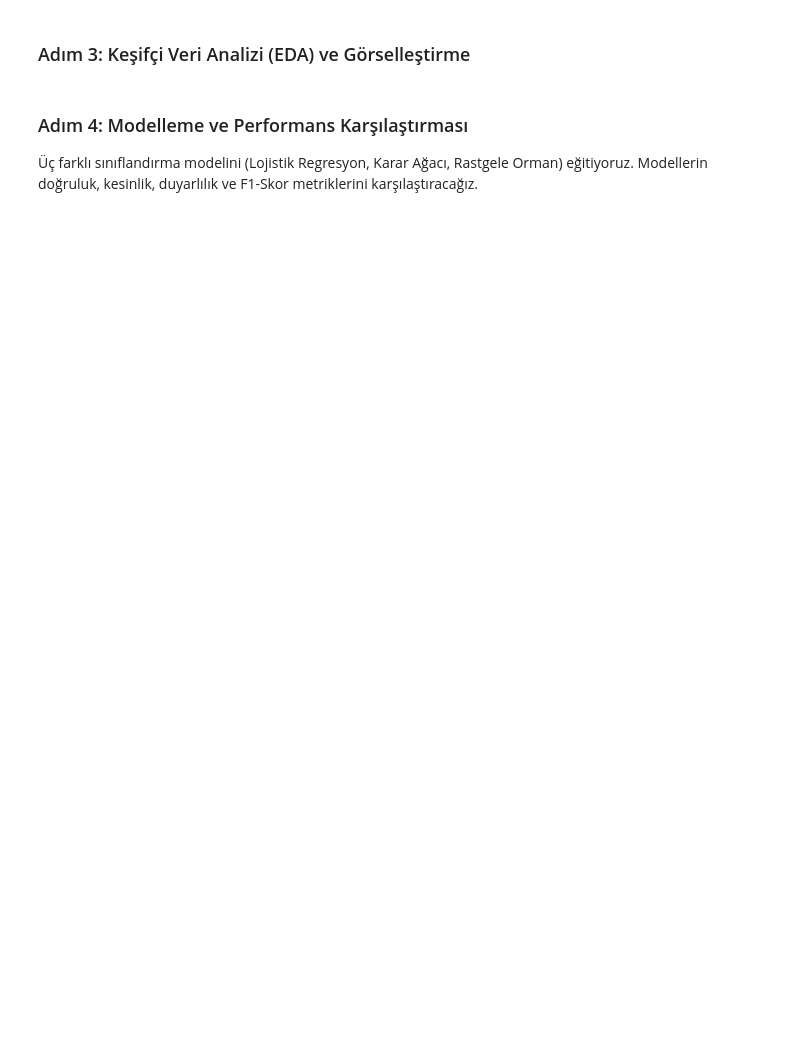
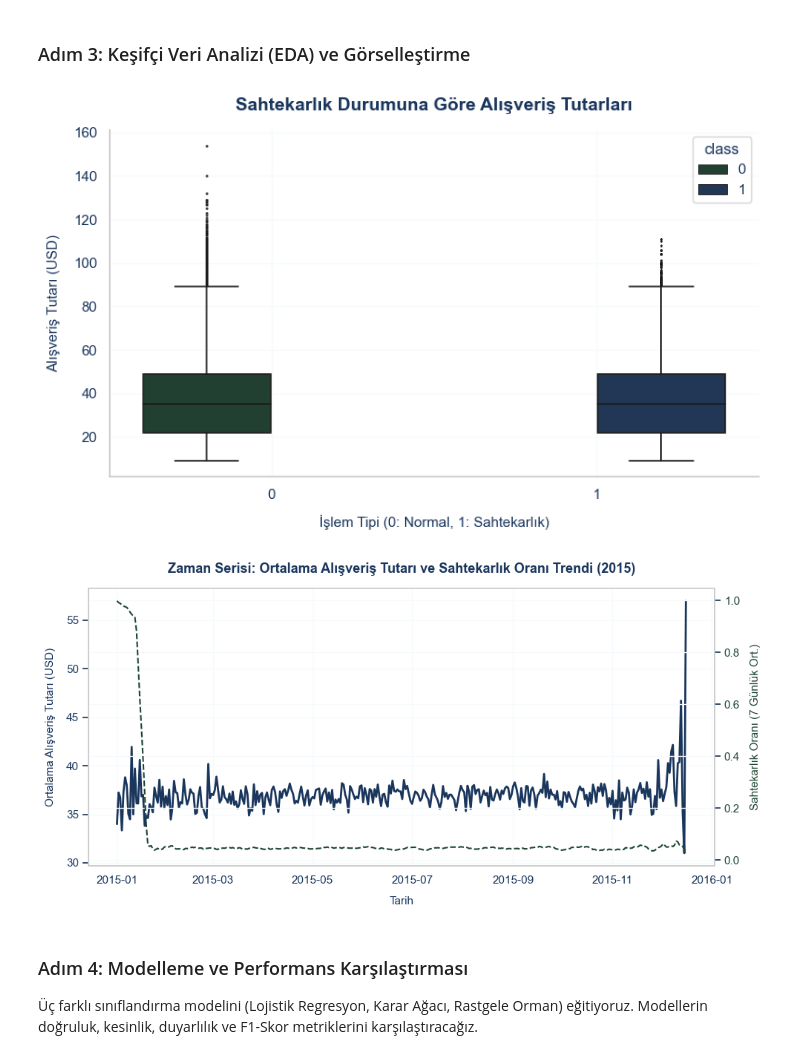
Before and after one commit to selimgk/pyhton-final-devi, a Jupyter notebook: ybs_proje_analizi.ipynb, the cells around one changed output. Saved outputs shown, nothing was run; the diff lists cells and outputs as text; code cells hidden in the pictures; blank space fills up the shorter version.

```diff
--- a/ybs_proje_analizi.ipynb
+++ b/ybs_proje_analizi.ipynb
@@ -139,8 +166,7 @@ sns.boxplot(
     palette={0: '#1C4532', 1: '#1A365D'},
     ax=ax,
     fliersize=1,
-    linewidth=1.2,
-    legend=False
+    linewidth=1.2
 )
 ax.set_title("Sahtekarlık Durumuna Göre Alışveriş Tutarları", fontsize=14, pad=15, fontweight='bold', color='#1A365D')
 ax.set_xlabel("İşlem Tipi (0: Normal, 1: Sahtekarlık)", fontsize=11, labelpad=10, color='#1A365D')
@@ -149,33 +175,36 @@ ax.grid(True, color="#F7FAFC", linestyle="-", linewidth=1.0)
 sns.despine(ax=ax, top=True, right=True)
 plt.tight_layout()
 plt.savefig("eda_fraud_distribution.png", dpi=300)
 plt.show()
 
 # Grafik 2: Günlük Alışveriş Tutarı ve Sahtekarlık Oranı Trendi
 df_fraud['date'] = df_fraud['purchase_time'].dt.normalize()
 df_daily = df_fraud.groupby('date').agg({
     'class': 'mean',
     'purchase_value': 'mean'
 }).reset_index()
 
 fig, ax1 = plt.subplots(figsize=(10, 5))
 ax1.plot(df_daily['date'], df_daily['purchase_value'], color='#1A365D', linewidth=2.0, label='Ort. Alışveriş Tutarı')
 ax1.set_xlabel('Tarih', fontsize=11, labelpad=10, color='#1A365D')
 ax1.set_ylabel('Ortalama Alışveriş Tutarı (USD)', fontsize=11, labelpad=10, color='#1A365D')
 ax1.tick_params(axis='y', labelcolor='#1A365D')
 ax1.grid(True, color="#F7FAFC", linestyle="-", linewidth=1.0)
 
 ax2 = ax1.twinx()
 smooth_fraud = df_daily['class'].rolling(7, min_periods=1).mean()
 ax2.plot(df_daily['date'], smooth_fraud, color='#1C4532', linewidth=1.5, linestyle='--', label='Sahtekarlık Oranı (7G Ort)')
 ax2.set_ylabel('Sahtekarlık Oranı (7 Günlük Ort.)', fontsize=11, labelpad=10, color='#1C4532')
 ax2.tick_params(axis='y', labelcolor='#1C4532')
 
 plt.title("Zaman Serisi: Ortalama Alışveriş Tutarı ve Sahtekarlık Oranı Trendi (2015)", fontsize=13, pad=15, fontweight='bold', color='#1A365D')
 sns.despine(ax=ax1, top=True, right=False)
 plt.tight_layout()
 plt.savefig("eda_macro_trends.png", dpi=300)
 plt.show()
+# %% [output]
+[figure, added]
+[figure, added]
 # %% [markdown]
 ### Adım 4: Modelleme ve Performans Karşılaştırması
 Üç farklı sınıflandırma modelini (Lojistik Regresyon, Karar Ağacı, Rastgele Orman) eğitiyoruz. Modellerin doğruluk, kesinlik, duyarlılık ve F1-Skor metriklerini karşılaştıracağız.
```
Also changed, not shown: parts of 6 cells of this notebook.
